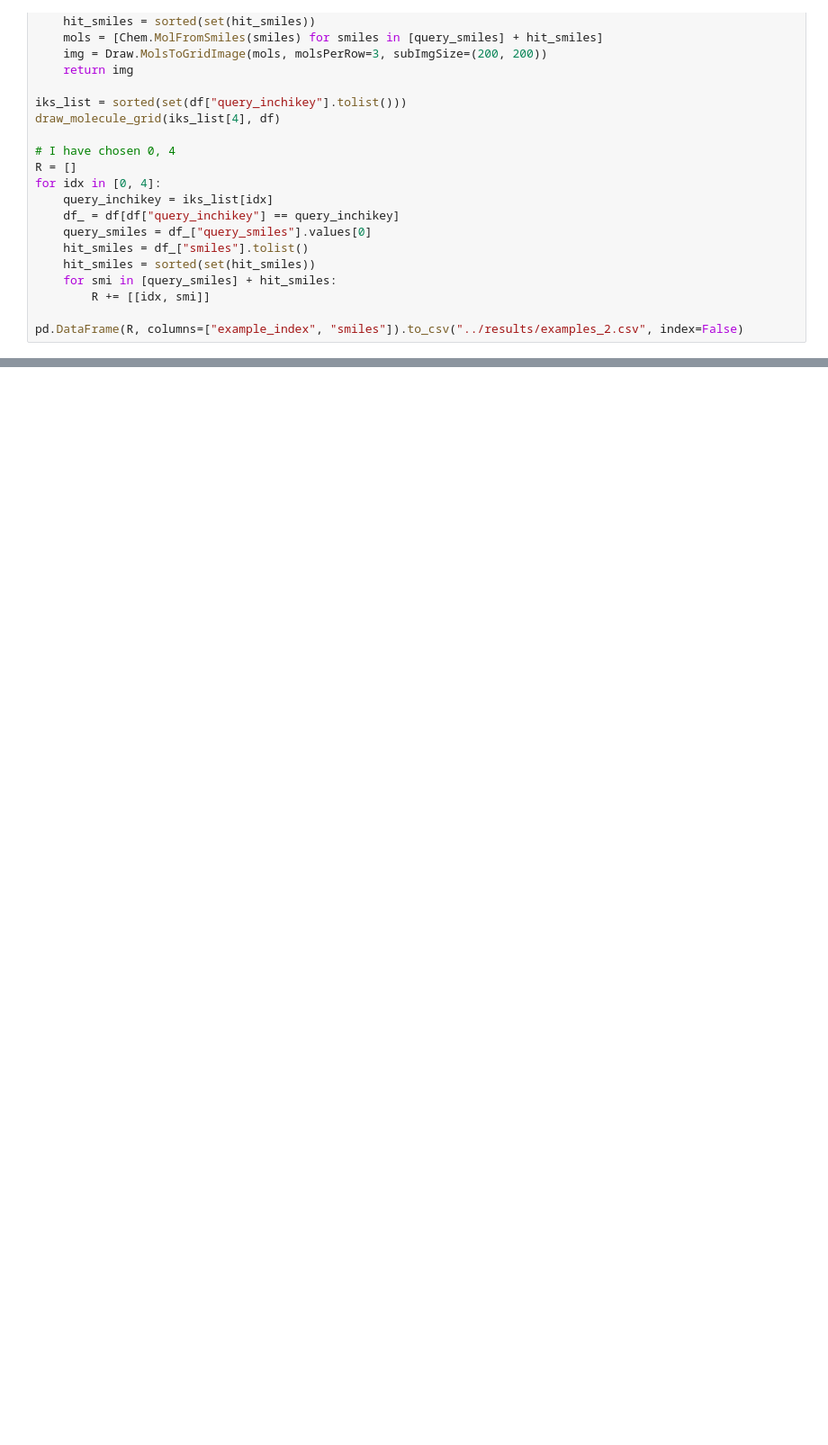
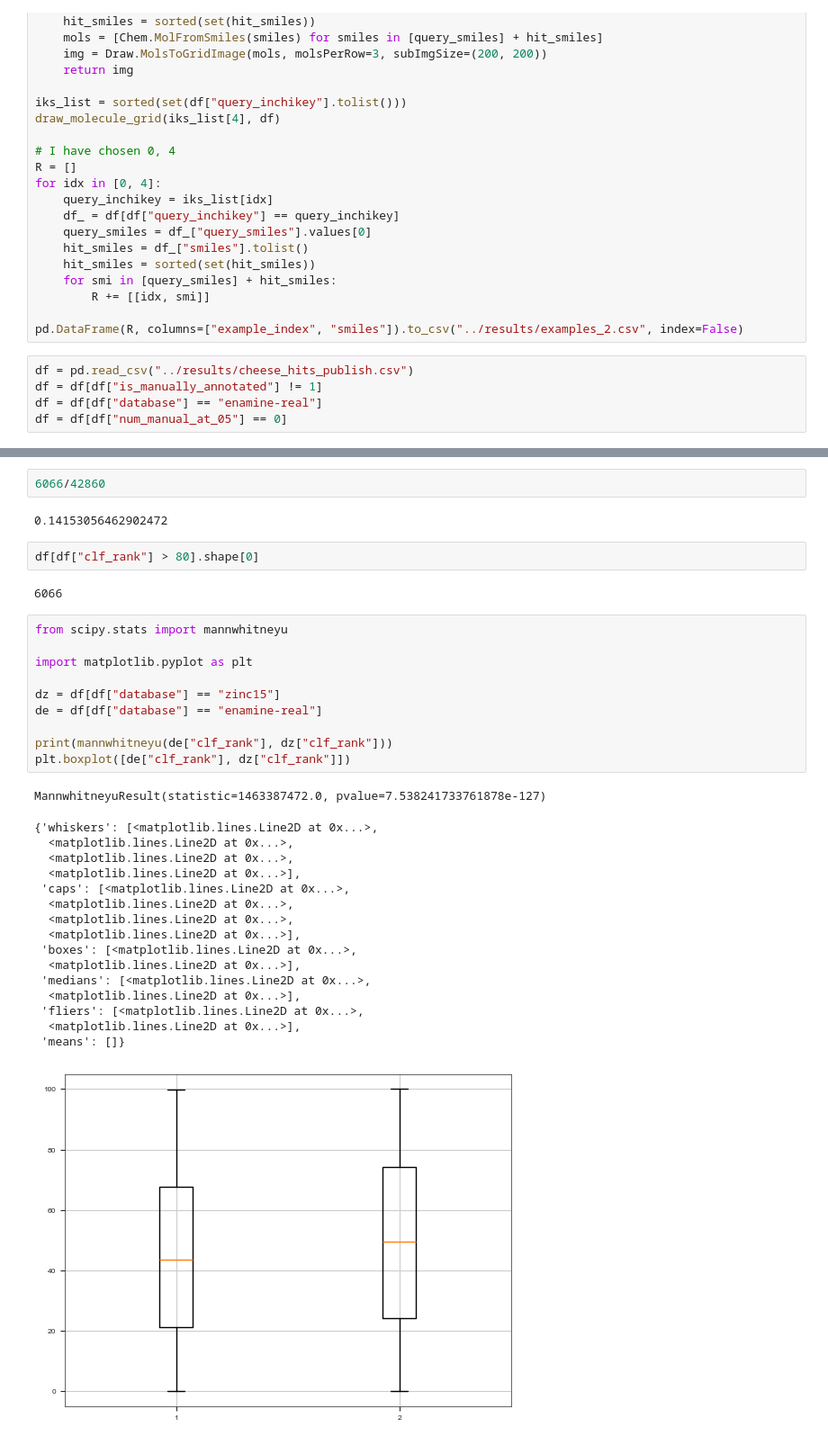
Before and after one commit to ersilia-os/sars-cov-2-chemspace, a Jupyter notebook: notebooks/05_Figure2.ipynb, the cells around one changed output, grey strips where cells are left out. Shown at 90% size. Saved outputs shown, nothing was run; the diff lists cells and outputs as text; blank space fills up the shorter version.

```diff
--- a/notebooks/05_Figure2.ipynb
+++ b/notebooks/05_Figure2.ipynb
@@ -424,3 +424,8 @@ for idx in [0, 4]:
         R += [[idx, smi]]
 
 pd.DataFrame(R, columns=["example_index", "smiles"]).to_csv("../results/examples_2.csv", index=False)
+# %%
+df = pd.read_csv("../results/cheese_hits_publish.csv")
+df = df[df["is_manually_annotated"] != 1]
+df = df[df["database"] == "enamine-real"]
+df = df[df["num_manual_at_05"] == 0]
@@ -426,0 +436,36 @@ pd.DataFrame(R, columns=["example_index", "smiles"]).to_csv("../results/examples
+# %%
+6066/42860
+# %% [output]
+0.14153056462902472
+# %%
+df[df["clf_rank"] > 80].shape[0]
+# %% [output]
+6066
+# %%
+from scipy.stats import mannwhitneyu
+
+import matplotlib.pyplot as plt
+
+dz = df[df["database"] == "zinc15"]
+de = df[df["database"] == "enamine-real"]
+
+print(mannwhitneyu(de["clf_rank"], dz["clf_rank"]))
+plt.boxplot([de["clf_rank"], dz["clf_rank"]])
+# %% [output]
+MannwhitneyuResult(statistic=1463387472.0, pvalue=7.538241733761878e-127)
+{'whiskers': [<matplotlib.lines.Line2D at 0x...>,
+  <matplotlib.lines.Line2D at 0x...>,
+  <matplotlib.lines.Line2D at 0x...>,
+  <matplotlib.lines.Line2D at 0x...>],
+ 'caps': [<matplotlib.lines.Line2D at 0x...>,
+  <matplotlib.lines.Line2D at 0x...>,
+  <matplotlib.lines.Line2D at 0x...>,
+  <matplotlib.lines.Line2D at 0x...>],
+ 'boxes': [<matplotlib.lines.Line2D at 0x...>,
+  <matplotlib.lines.Line2D at 0x...>],
+ 'medians': [<matplotlib.lines.Line2D at 0x...>,
+  <matplotlib.lines.Line2D at 0x...>],
+ 'fliers': [<matplotlib.lines.Line2D at 0x...>,
+  <matplotlib.lines.Line2D at 0x...>],
+ 'means': []}
+[figure, added]
```
Also changed, not shown: parts of 6 cells of this notebook, 5 other files.
